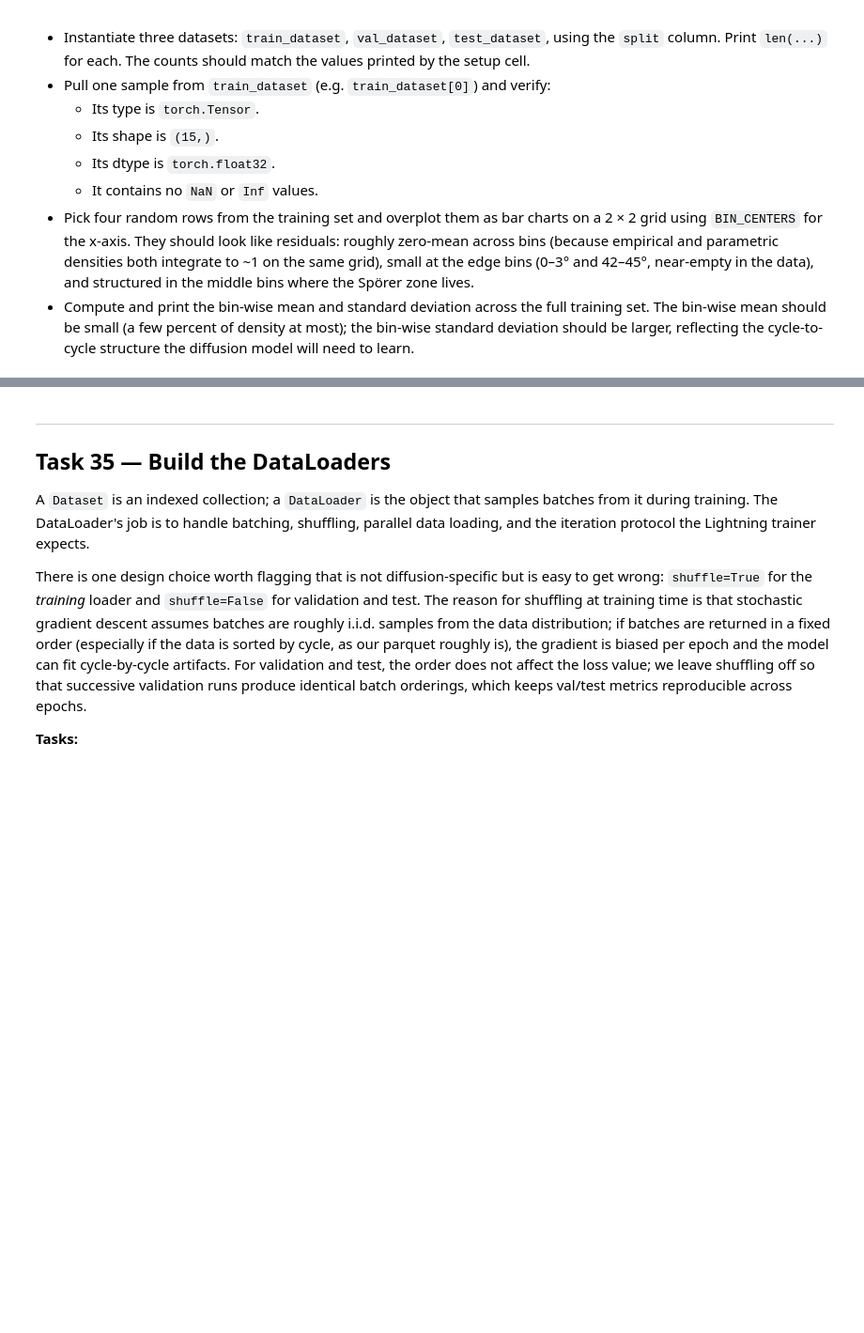
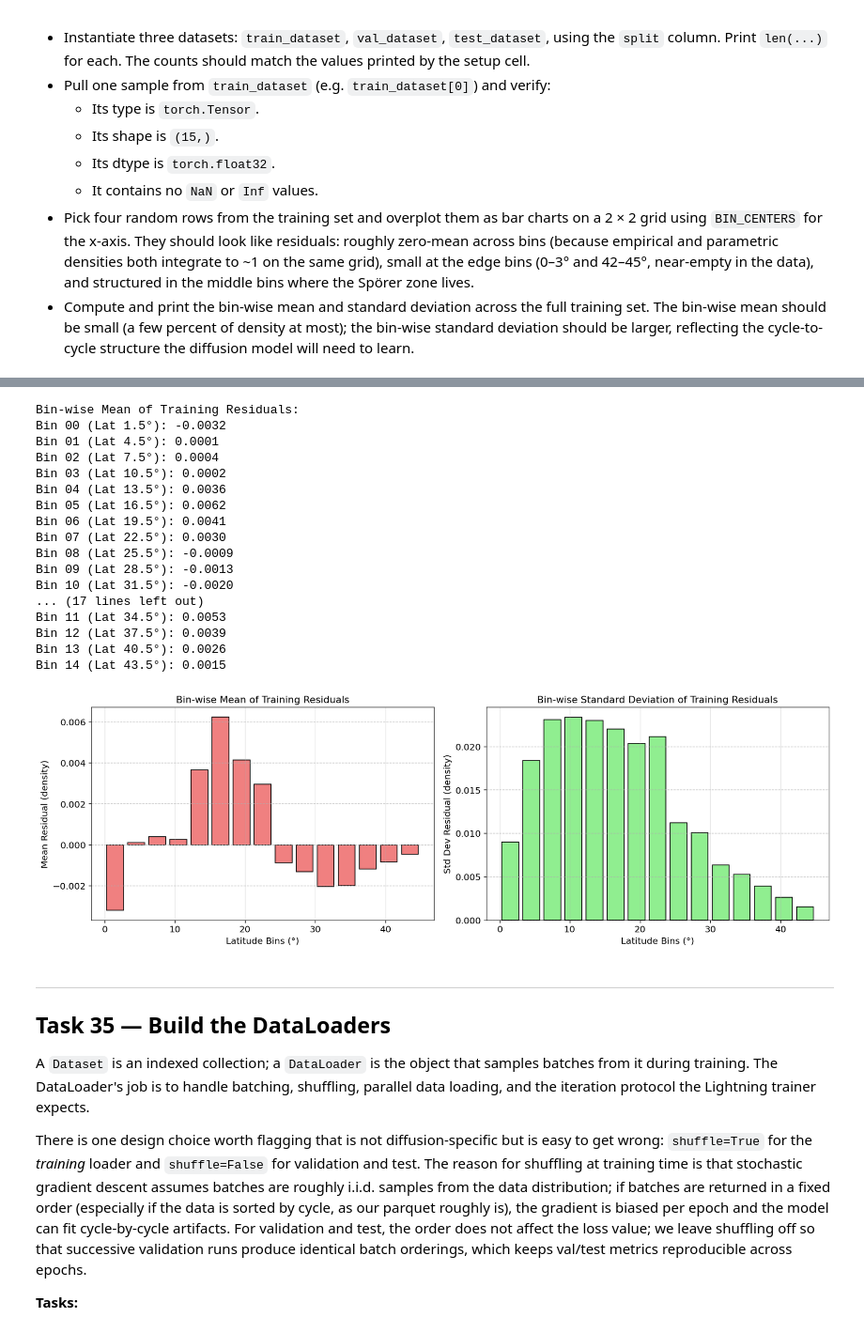
Before and after one commit to SwRI-IDEA-Lab/butterflai, a Jupyter notebook: weeks/week_08/08_Diffusion_Pipeline.ipynb, the cells around one changed output, grey strips where cells are left out. Shown at 94% size. Drawn from its saved outputs; the diff is of its cells as text; code cells hidden in the pictures; blank space fills up the shorter version.

```diff
--- a/weeks/week_08/08_Diffusion_Pipeline.ipynb
+++ b/weeks/week_08/08_Diffusion_Pipeline.ipynb
@@ -449,3 +511,61 @@ sanity checks before moving on.
+# %%
+# Compute and print the bin-wise mean and standard deviation across the full training set
+
+# Convert all residuals in the training set to a single tensor for calculation
+all_train_residuals = torch.stack([train_dataset[i] for i in range(len(train_dataset))])
+
+# Compute bin-wise mean
+bin_wise_mean = all_train_residuals.mean(dim=0)
+
+# Compute bin-wise standard deviation
+bin_wise_std = all_train_residuals.std(dim=0)
+
+print("Bin-wise Mean of Training Residuals:")
+for i, mean_val in enumerate(bin_wise_mean):
+    print(f"Bin {i:02d} (Lat {BIN_CENTERS[i]:.1f}°): {mean_val:.4f}")
+
+print("\nBin-wise Standard Deviation of Training Residuals:")
+for i, std_val in enumerate(bin_wise_std):
+    print(f"Bin {i:02d} (Lat {BIN_CENTERS[i]:.1f}°): {std_val:.4f}")
+
+# Plotting the bin-wise mean and standard deviation
+fig, axes = plt.subplots(1, 2, figsize=(15, 5))
+
+# Plot Bin-wise Mean
+axes[0].bar(BIN_CENTERS, bin_wise_mean.numpy(), width=BIN_WIDTH * 0.8, color='lightcoral', edgecolor='black')
+axes[0].set_title('Bin-wise Mean of Training Residuals')
+axes[0].set_xlabel('Latitude Bins (°)')
+axes[0].set_ylabel('Mean Residual (density)')
+axes[0].grid(axis='y', linestyle='--', alpha=0.7)
+
+# Plot Bin-wise Standard Deviation
+axes[1].bar(BIN_CENTERS, bin_wise_std.numpy(), width=BIN_WIDTH * 0.8, color='lightgreen', edgecolor='black')
+axes[1].set_title('Bin-wise Standard Deviation of Training Residuals')
+axes[1].set_xlabel('Latitude Bins (°)')
+axes[1].set_ylabel('Std Dev Residual (density)')
+axes[1].grid(axis='y', linestyle='--', alpha=0.7)
+
+plt.tight_layout()
+plt.show()
+# %% [output]
+Bin-wise Mean of Training Residuals:
+Bin 00 (Lat 1.5°): -0.0032
+Bin 01 (Lat 4.5°): 0.0001
+Bin 02 (Lat 7.5°): 0.0004
+Bin 03 (Lat 10.5°): 0.0002
+Bin 04 (Lat 13.5°): 0.0036
+Bin 05 (Lat 16.5°): 0.0062
+Bin 06 (Lat 19.5°): 0.0041
+Bin 07 (Lat 22.5°): 0.0030
+Bin 08 (Lat 25.5°): -0.0009
+Bin 09 (Lat 28.5°): -0.0013
+Bin 10 (Lat 31.5°): -0.0020
+... (17 lines left out)
+Bin 11 (Lat 34.5°): 0.0053
+Bin 12 (Lat 37.5°): 0.0039
+Bin 13 (Lat 40.5°): 0.0026
+Bin 14 (Lat 43.5°): 0.0015
+[figure, added]
 # %% [markdown]
 ---
 ## Task 35 — Build the DataLoaders
```
Also changed, not shown: parts of 9 cells of this notebook.
